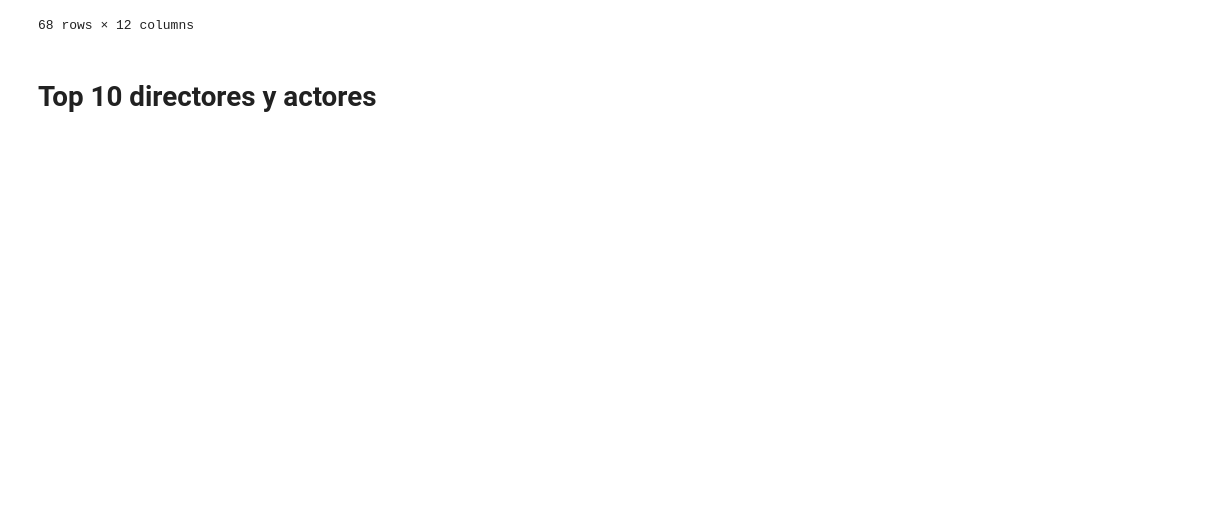
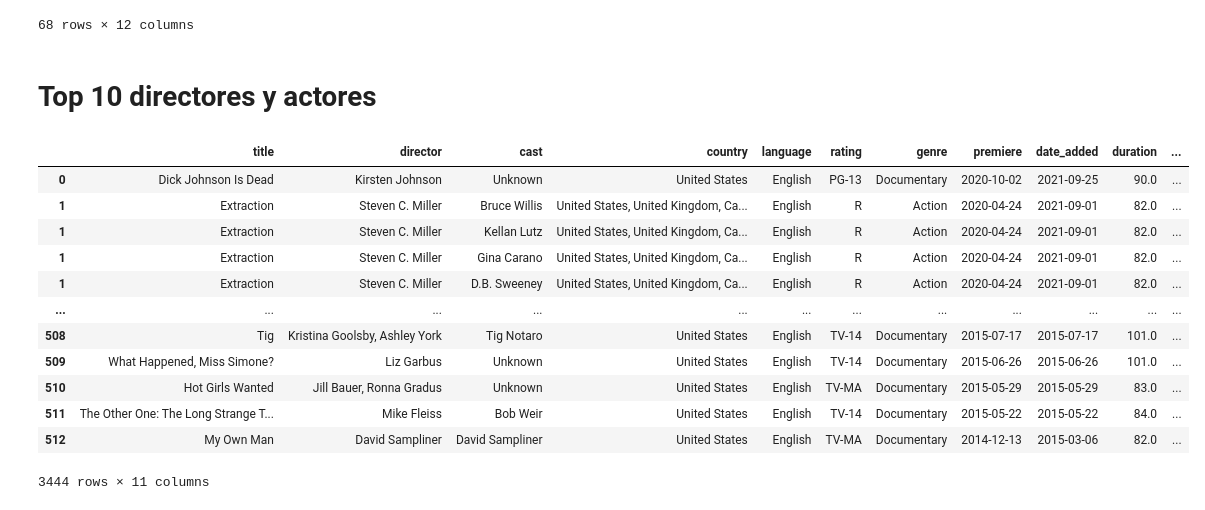
Before and after one commit to Ironhack-Data-Madrid-PartTime-May22/apuntes_clases, a Jupyter notebook: semana-09/9.1-Exploracion-Limpieza.ipynb, the cells around one changed output. Cells and saved outputs as stored; diff of their text form; code cells hidden in the pictures; blank space fills up the shorter version.

```diff
--- a/semana-09/9.1-Exploracion-Limpieza.ipynb
+++ b/semana-09/9.1-Exploracion-Limpieza.ipynb
@@ -514,9 +514,9 @@ df_act_dire.head(2)
 | 0 | Dick Johnson Is Dead | Kirsten Johnson | [Unknown] | United States | English | PG-13 | Documentary | 2020-10-02 | 2021-09-25 | 90.0 | ... |
 | 1 | Extraction | Steven C. Miller | [Bruce Willis, Kellan Lutz, Gina ... | United States, United Kingdom, Ca... | English | R | Action | 2020-04-24 | 2021-09-01 | 82.0 | ... |
 # %%
-# separamos cada actor en una fila nueva
-df_actores = df_act_dire.explode("cast")
-df_actores.head(2)
+# separamos cada director en una fila nueva
+df_directores = df_act_dire.explode("cast")
+df_directores.head(2)
 # %% [output]
 |  | title | director | cast | country | language | rating | genre | premiere | date_added | duration | ... |
 | 0 | Dick Johnson Is Dead | Kirsten Johnson | Unknown | United States | English | PG-13 | Documentary | 2020-10-02 | 2021-09-25 | 90.0 | ... |
@@ -703,3 +703,20 @@ df[df['genre2']== "Other"]
 68 rows × 12 columns
 # %% [markdown]
 # Top 10 directores y actores
+# %%
+
+df_actores
+# %% [output]
+|  | title | director | cast | country | language | rating | genre | premiere | date_added | duration | ... |
+| 0 | Dick Johnson Is Dead | Kirsten Johnson | Unknown | United States | English | PG-13 | Documentary | 2020-10-02 | 2021-09-25 | 90.0 | ... |
+| 1 | Extraction | Steven C. Miller | Bruce Willis | United States, United Kingdom, Ca... | English | R | Action | 2020-04-24 | 2021-09-01 | 82.0 | ... |
+| 1 | Extraction | Steven C. Miller | Kellan Lutz | United States, United Kingdom, Ca... | English | R | Action | 2020-04-24 | 2021-09-01 | 82.0 | ... |
+| 1 | Extraction | Steven C. Miller | Gina Carano | United States, United Kingdom, Ca... | English | R | Action | 2020-04-24 | 2021-09-01 | 82.0 | ... |
+| 1 | Extraction | Steven C. Miller | D.B. Sweeney | United States, United Kingdom, Ca... | English | R | Action | 2020-04-24 | 2021-09-01 | 82.0 | ... |
+| ... | ... | ... | ... | ... | ... | ... | ... | ... | ... | ... | ... |
+| 508 | Tig | Kristina Goolsby, Ashley York | Tig Notaro | United States | English | TV-14 | Documentary | 2015-07-17 | 2015-07-17 | 101.0 | ... |
+| 509 | What Happened, Miss Simone? | Liz Garbus | Unknown | United States | English | TV-14 | Documentary | 2015-06-26 | 2015-06-26 | 101.0 | ... |
+| 510 | Hot Girls Wanted | Jill Bauer, Ronna Gradus | Unknown | United States | English | TV-MA | Documentary | 2015-05-29 | 2015-05-29 | 83.0 | ... |
+| 511 | The Other One: The Long Strange T... | Mike Fleiss | Bob Weir | United States | English | TV-14 | Documentary | 2015-05-22 | 2015-05-22 | 84.0 | ... |
+| 512 | My Own Man | David Sampliner | David Sampliner | United States | English | TV-MA | Documentary | 2014-12-13 | 2015-03-06 | 82.0 | ... |
+3444 rows × 11 columns
```
Also changed, not shown: parts of 13 cells of this notebook, 3 other files.
